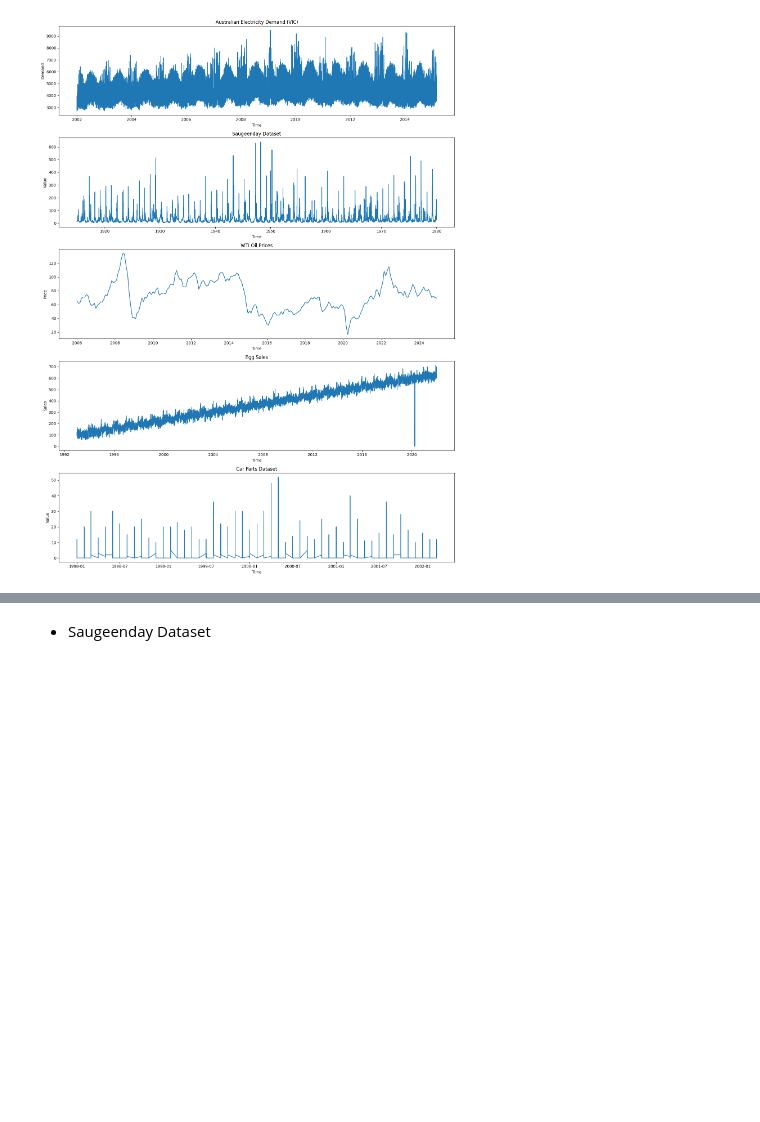
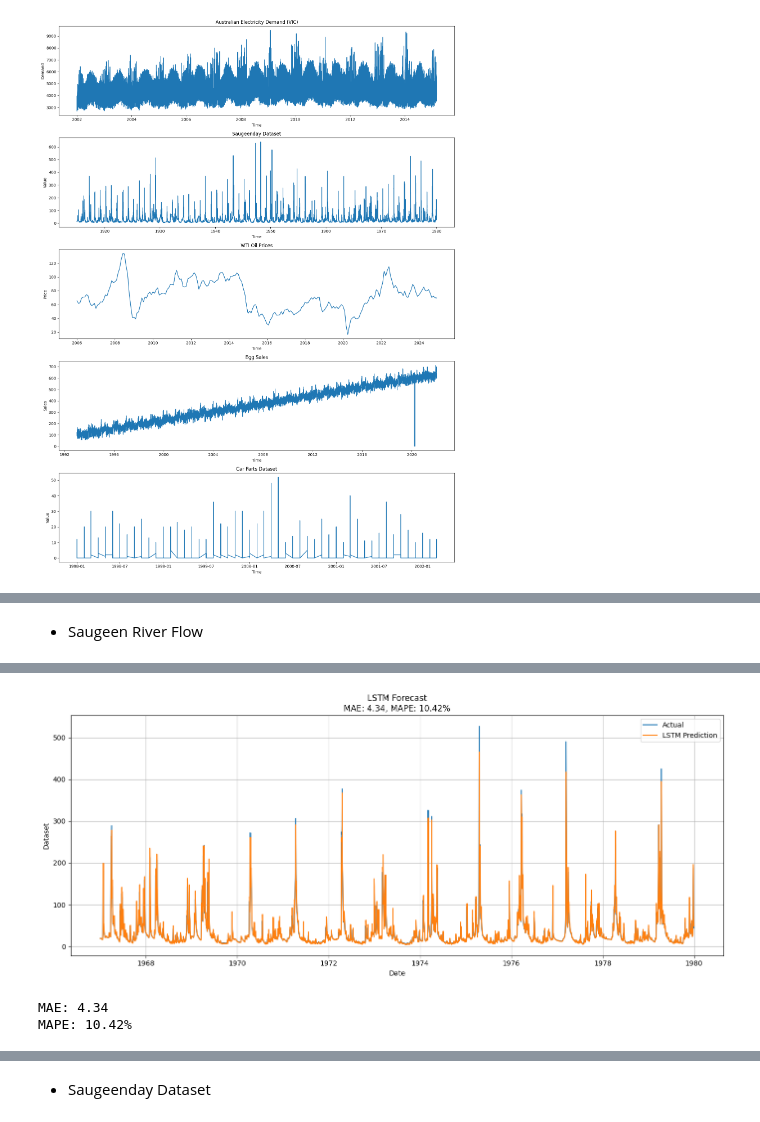
Before and after one commit to rafabarros95/Time-Series-Forecasting, a Jupyter notebook: lstm.ipynb, the cells around one changed output, grey strips where cells are left out. Drawn from its saved outputs; the diff is of its cells as text; code cells hidden in the pictures; blank space fills up the shorter version.

```diff
--- a/lstm.ipynb
+++ b/lstm.ipynb
@@ -187,0 +144,5 @@ LSTM MAPE: 5.12%
+# %% [markdown]
+- Saugeen River Flow
+# %%
+results_saugeen = lstm_forecast(saugeen_river_df)
+# %% [output]
@@ -187,0 +150,3 @@ LSTM MAPE: 5.12%
+[figure, added]
+MAE: 4.34
+MAPE: 10.42%
```
Also changed, not shown: parts of 21 cells of this notebook.
